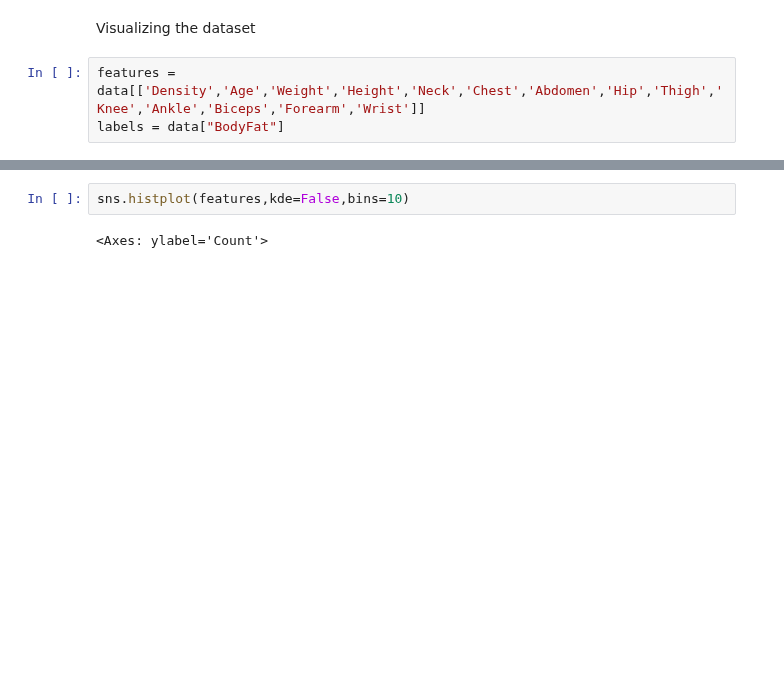
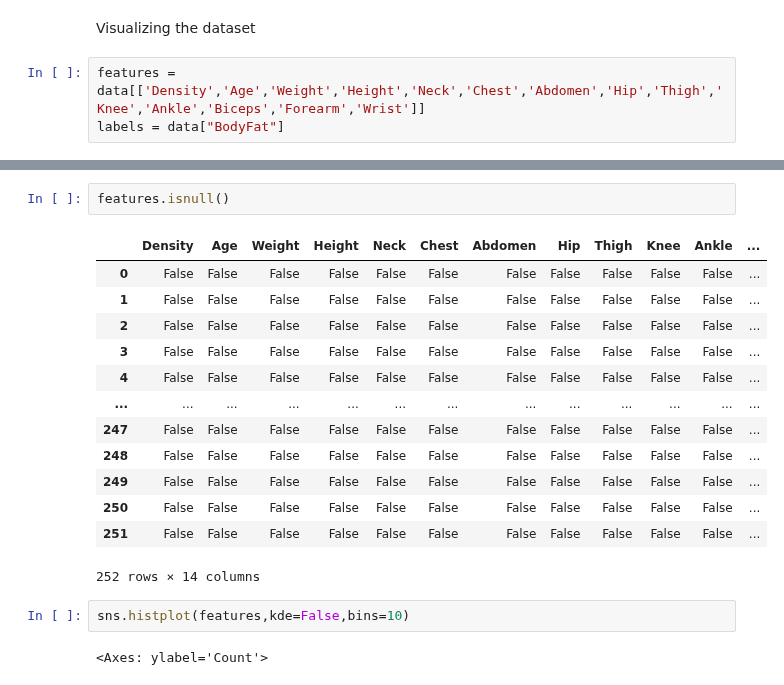
Before and after one commit to gideon-ogunbanjo/ModelX, a Jupyter notebook: modelX.ipynb, the cells around one changed output, grey strips where cells are left out. Saved outputs shown, nothing was run; the diff lists cells and outputs as text; blank space fills up the shorter version.

```diff
--- a/modelX.ipynb
+++ b/modelX.ipynb
@@ -70,3 +147,19 @@ labels = data["BodyFat"]
+# %%
+features.isnull()
+# %% [output]
+|  | Density | Age | Weight | Height | Neck | Chest | Abdomen | Hip | Thigh | Knee | Ankle | ... |
+| 0 | False | False | False | False | False | False | False | False | False | False | False | ... |
+| 1 | False | False | False | False | False | False | False | False | False | False | False | ... |
+| 2 | False | False | False | False | False | False | False | False | False | False | False | ... |
+| 3 | False | False | False | False | False | False | False | False | False | False | False | ... |
+| 4 | False | False | False | False | False | False | False | False | False | False | False | ... |
+| ... | ... | ... | ... | ... | ... | ... | ... | ... | ... | ... | ... | ... |
+| 247 | False | False | False | False | False | False | False | False | False | False | False | ... |
+| 248 | False | False | False | False | False | False | False | False | False | False | False | ... |
+| 249 | False | False | False | False | False | False | False | False | False | False | False | ... |
+| 250 | False | False | False | False | False | False | False | False | False | False | False | ... |
+| 251 | False | False | False | False | False | False | False | False | False | False | False | ... |
+252 rows × 14 columns
 # %%
 sns.histplot(features,kde=False,bins=10)
 # %% [output]
```
Also changed, not shown: parts of 7 cells of this notebook.
